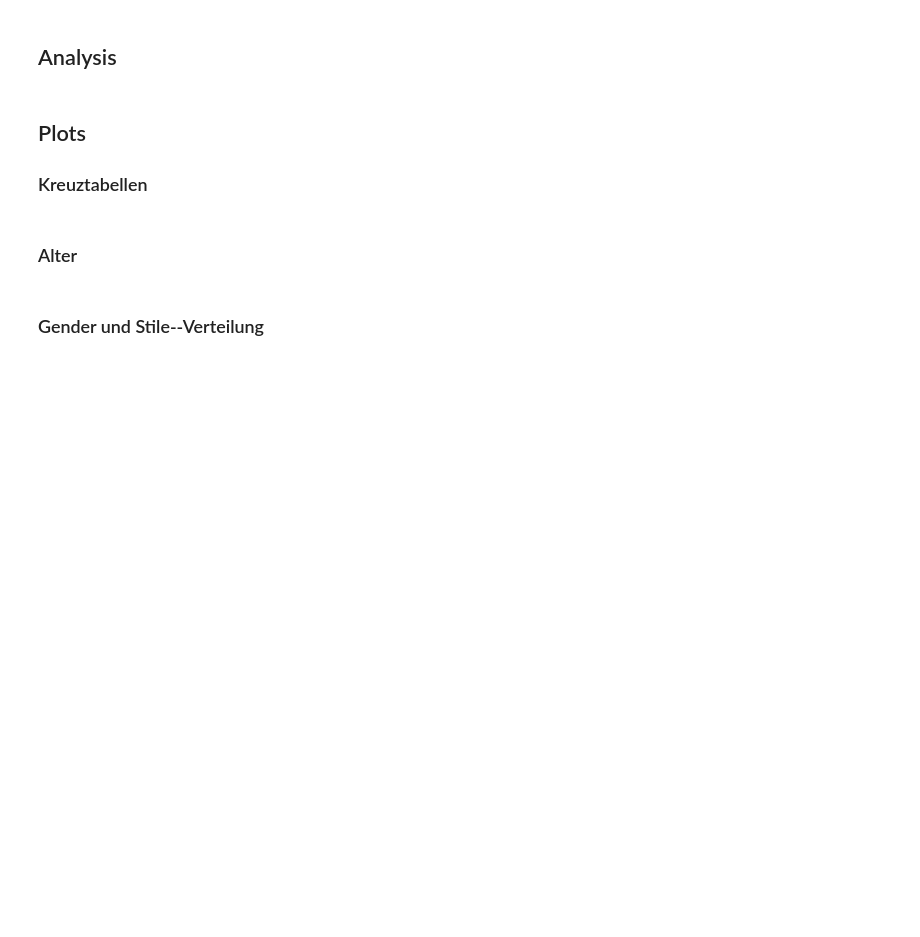
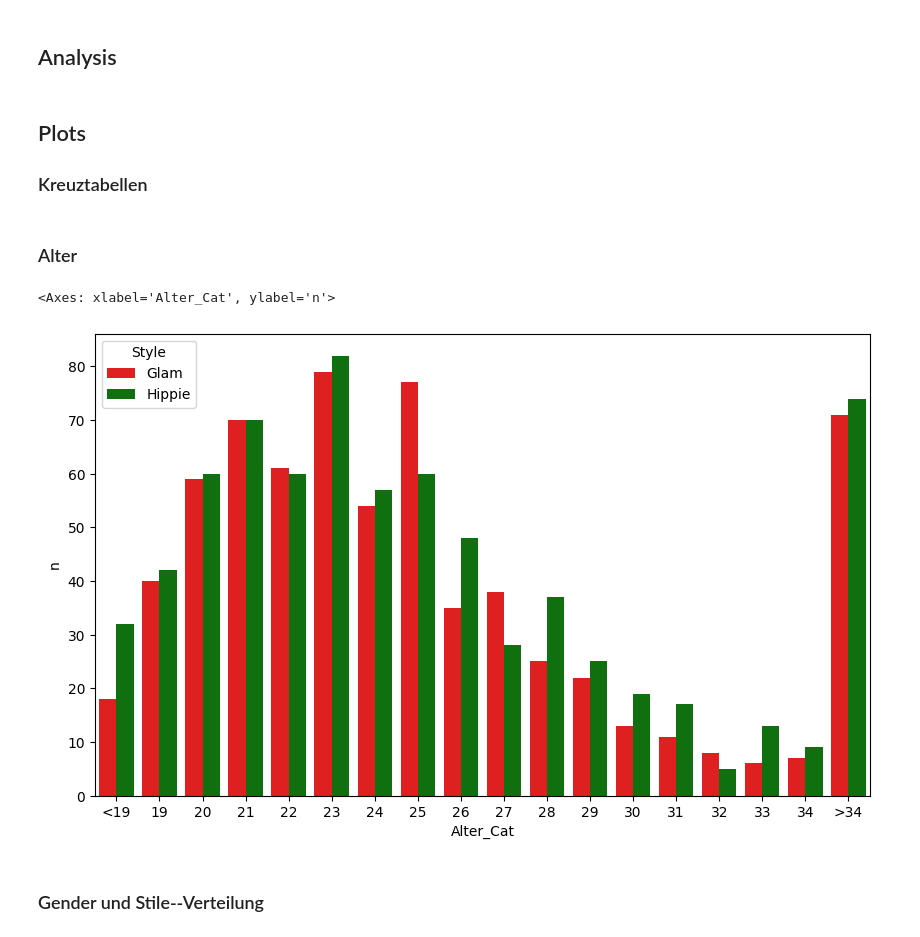
Before and after one commit to annnaaii/BA_Empirical_Study_Analysis, a Jupyter notebook: Analysis.ipynb, the cells around one changed output. Drawn from its saved outputs; the diff is of its cells as text; code cells hidden in the pictures; blank space fills up the shorter version.

```diff
--- a/Analysis.ipynb
+++ b/Analysis.ipynb
@@ -35,34 +35,31 @@ columns_to_plot = [
 # %% [markdown]
 ### Alter
 # %%
+import pandas as pd
 # Alterskategorien erstellen
 df=pd.read_csv(input)
 df["Age"] = pd.to_numeric(df["Age"], errors="coerce")
 df["Alter_Cat"] = pd.cut(
     df["Age"],
-    bins=[-float('inf'), 17, 18, 19, 20, 21, 22, 23, 24, 25, float('inf')],
-    labels=["<18", "18", "19", "20", "21", "22", "23", "24", "25", ">25"]
+    bins=[-float('inf'), 18, 19, 20, 21, 22, 23, 24, 25, 26, 27, 28, 29, 30, 31, 32, 33, 34, float('inf')],
+    labels=["<19", "19", "20", "21", "22", "23", "24", "25", "26", "27", "28", "29", "30", "31", "32", "33", "34", ">34"]
 )
 
 # Gruppieren der Daten nach Alter und Style
 age_distribution = df.groupby(["Style", "Alter_Cat"]).size().reset_index(name="n")
 
 # Barplot erstellen
 plt.figure(figsize=(10, 6))
 sns.barplot(
     data=age_distribution,
     x="Alter_Cat",
     y="n",
     hue="Style",
     palette={"Glam": "red", "Hippie": "green"}
 )
-
-# Achsenbeschriftungen und Titel
-plt.xlabel("Alter")
-plt.ylabel("n")
-plt.title("Wie alt sind Sie?")
-plt.legend(title="Style")
-plt.show()
+# %% [output]
+<Axes: xlabel='Alter_Cat', ylabel='n'>
+[figure, added]
 # %% [markdown]
 ### Gender und Stile--Verteilung
 # %%
```
Also changed, not shown: parts of 23 cells of this notebook, 1 other file.
